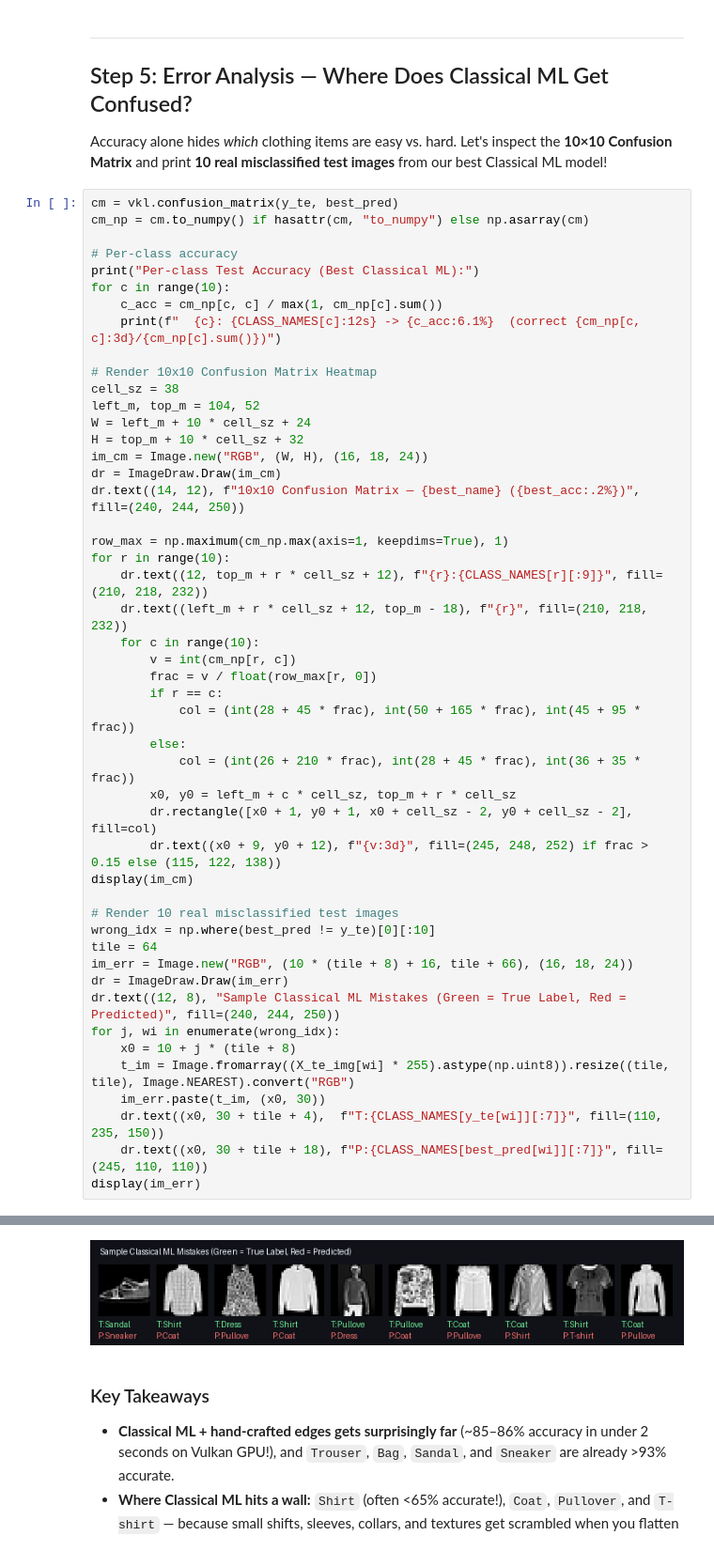
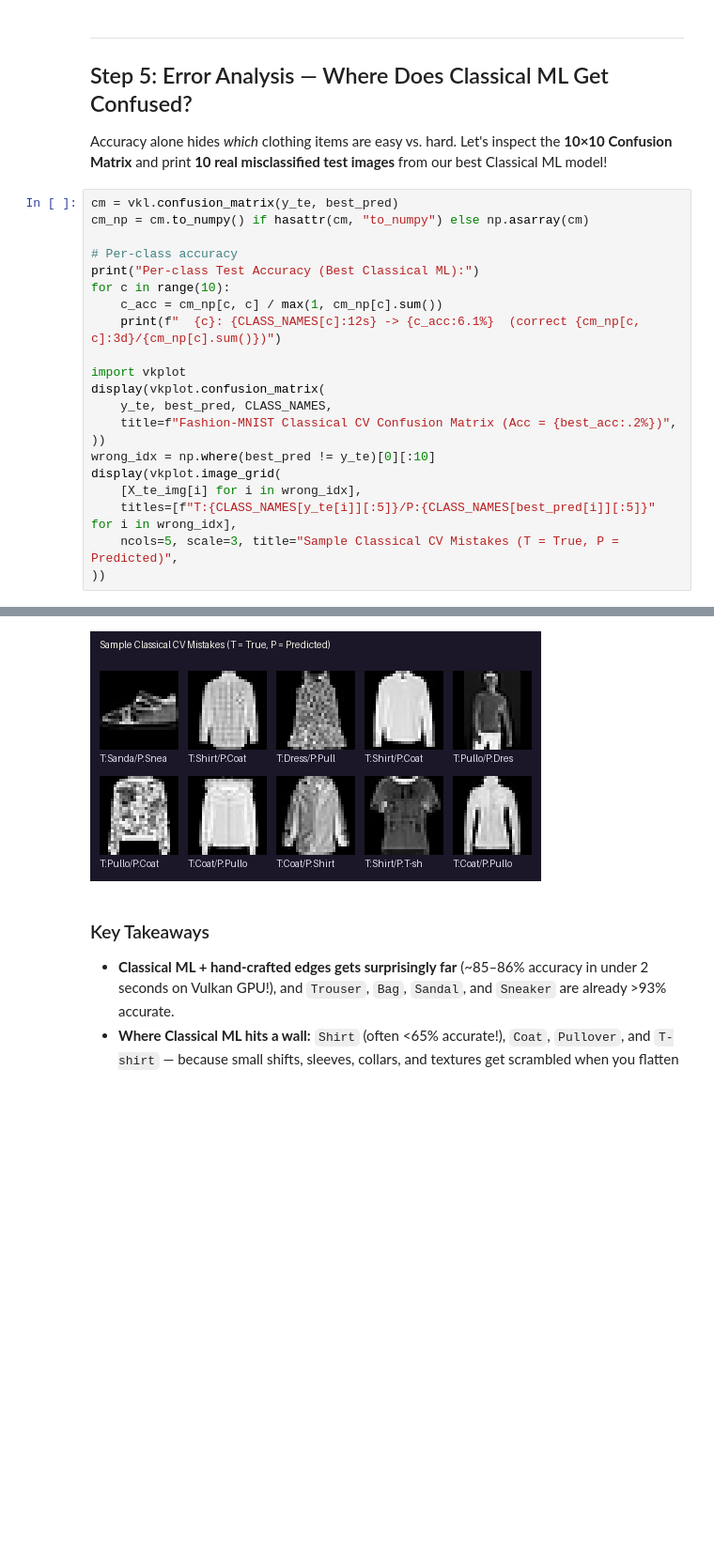
Before and after one commit to billyblackburn/vkdata, a Jupyter notebook: examples/tldr_end2end/03_fashion_classical_ml.ipynb, the cells around one changed output, grey strips where cells are left out. Shown at 94% size. Drawn from its saved outputs; the diff is of its cells as text; blank space fills up the shorter version.

```diff
--- a/examples/tldr_end2end/03_fashion_classical_ml.ipynb
+++ b/examples/tldr_end2end/03_fashion_classical_ml.ipynb
@@ -320,44 +320,17 @@ for c in range(10):
     c_acc = cm_np[c, c] / max(1, cm_np[c].sum())
     print(f"  {c}: {CLASS_NAMES[c]:12s} -> {c_acc:6.1%}  (correct {cm_np[c, c]:3d}/{cm_np[c].sum()})")
 
-# Render 10x10 Confusion Matrix Heatmap
-cell_sz = 38
-left_m, top_m = 104, 52
-W = left_m + 10 * cell_sz + 24
-H = top_m + 10 * cell_sz + 32
-im_cm = Image.new("RGB", (W, H), (16, 18, 24))
-dr = ImageDraw.Draw(im_cm)
-dr.text((14, 12), f"10x10 Confusion Matrix — {best_name} ({best_acc:.2%})", fill=(240, 244, 250))
-
-row_max = np.maximum(cm_np.max(axis=1, keepdims=True), 1)
-for r in range(10):
-    dr.text((12, top_m + r * cell_sz + 12), f"{r}:{CLASS_NAMES[r][:9]}", fill=(210, 218, 232))
-    dr.text((left_m + r * cell_sz + 12, top_m - 18), f"{r}", fill=(210, 218, 232))
-    for c in range(10):
-        v = int(cm_np[r, c])
-        frac = v / float(row_max[r, 0])
-        if r == c:
-            col = (int(28 + 45 * frac), int(50 + 165 * frac), int(45 + 95 * frac))
-        else:
-            col = (int(26 + 210 * frac), int(28 + 45 * frac), int(36 + 35 * frac))
-        x0, y0 = left_m + c * cell_sz, top_m + r * cell_sz
-        dr.rectangle([x0 + 1, y0 + 1, x0 + cell_sz - 2, y0 + cell_sz - 2], fill=col)
-        dr.text((x0 + 9, y0 + 12), f"{v:3d}", fill=(245, 248, 252) if frac > 0.15 else (115, 122, 138))
-display(im_cm)
-
-# Render 10 real misclassified test images
+import vkplot
+display(vkplot.confusion_matrix(
+    y_te, best_pred, CLASS_NAMES,
+    title=f"Fashion-MNIST Classical CV Confusion Matrix (Acc = {best_acc:.2%})",
+))
 wrong_idx = np.where(best_pred != y_te)[0][:10]
-tile = 64
-im_err = Image.new("RGB", (10 * (tile + 8) + 16, tile + 66), (16, 18, 24))
-dr = ImageDraw.Draw(im_err)
-dr.text((12, 8), "Sample Classical ML Mistakes (Green = True Label, Red = Predicted)", fill=(240, 244, 250))
-for j, wi in enumerate(wrong_idx):
-    x0 = 10 + j * (tile + 8)
-    t_im = Image.fromarray((X_te_img[wi] * 255).astype(np.uint8)).resize((tile, tile), Image.NEAREST).convert("RGB")
-    im_err.paste(t_im, (x0, 30))
-    dr.text((x0, 30 + tile + 4),  f"T:{CLASS_NAMES[y_te[wi]][:7]}", fill=(110, 235, 150))
-    dr.text((x0, 30 + tile + 18), f"P:{CLASS_NAMES[best_pred[wi]][:7]}", fill=(245, 110, 110))
-display(im_err)
+display(vkplot.image_grid(
+    [X_te_img[i] for i in wrong_idx],
+    titles=[f"T:{CLASS_NAMES[y_te[i]][:5]}/P:{CLASS_NAMES[best_pred[i]][:5]}" for i in wrong_idx],
+    ncols=5, scale=3, title="Sample Classical CV Mistakes (T = True, P = Predicted)",
+))
 # %% [output]
 Per-class Test Accuracy (Best Classical ML):
   0: T-shirt      ->  85.0%  (correct 170/200)
@@ -378,4 +351,4 @@ Per-class Test Accuracy (Best Classical ML):
-[figure, old version]
+[figure, new version]
 # %% [markdown]
 ### Key Takeaways
 - **Classical ML + hand-crafted edges gets surprisingly far** (~85–86% accuracy in under 2 seconds on Vulkan GPU!), and `Trouser`, `Bag`, `Sandal`, and `Sneaker` are already >93% accurate.
```
Also changed, not shown: parts of 3 cells of this notebook, 20 other files.
